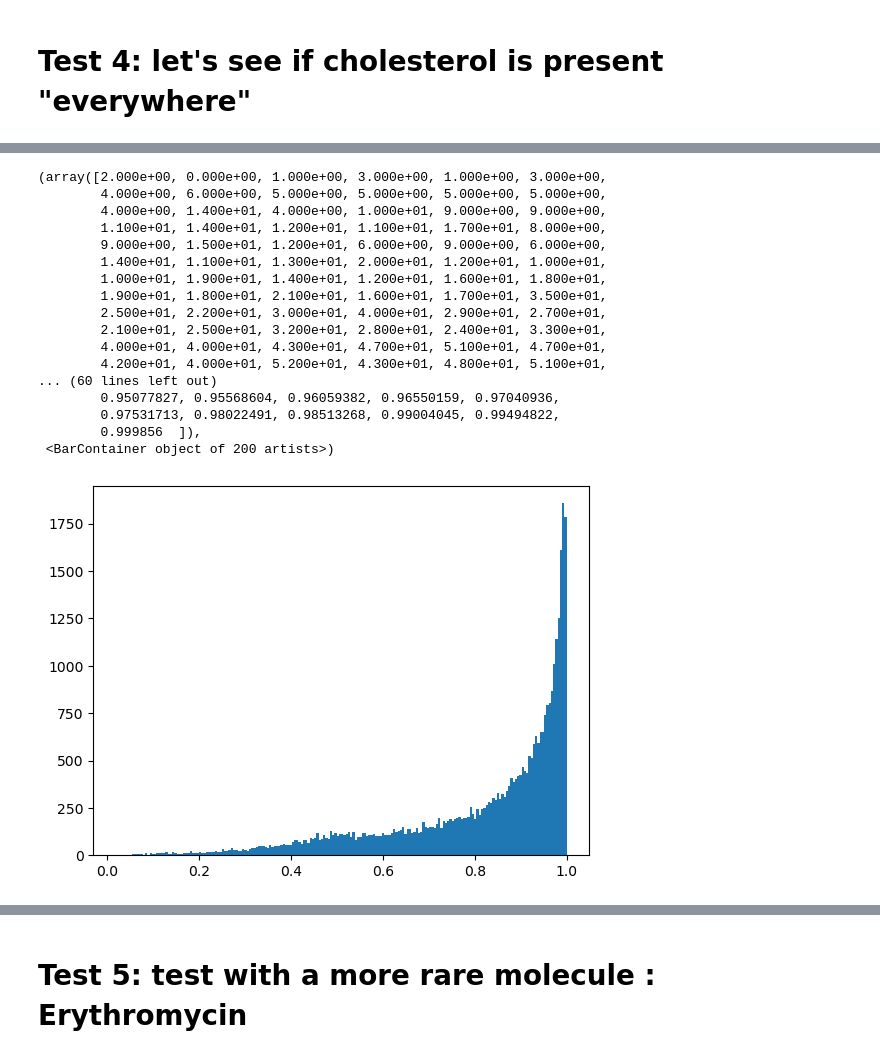
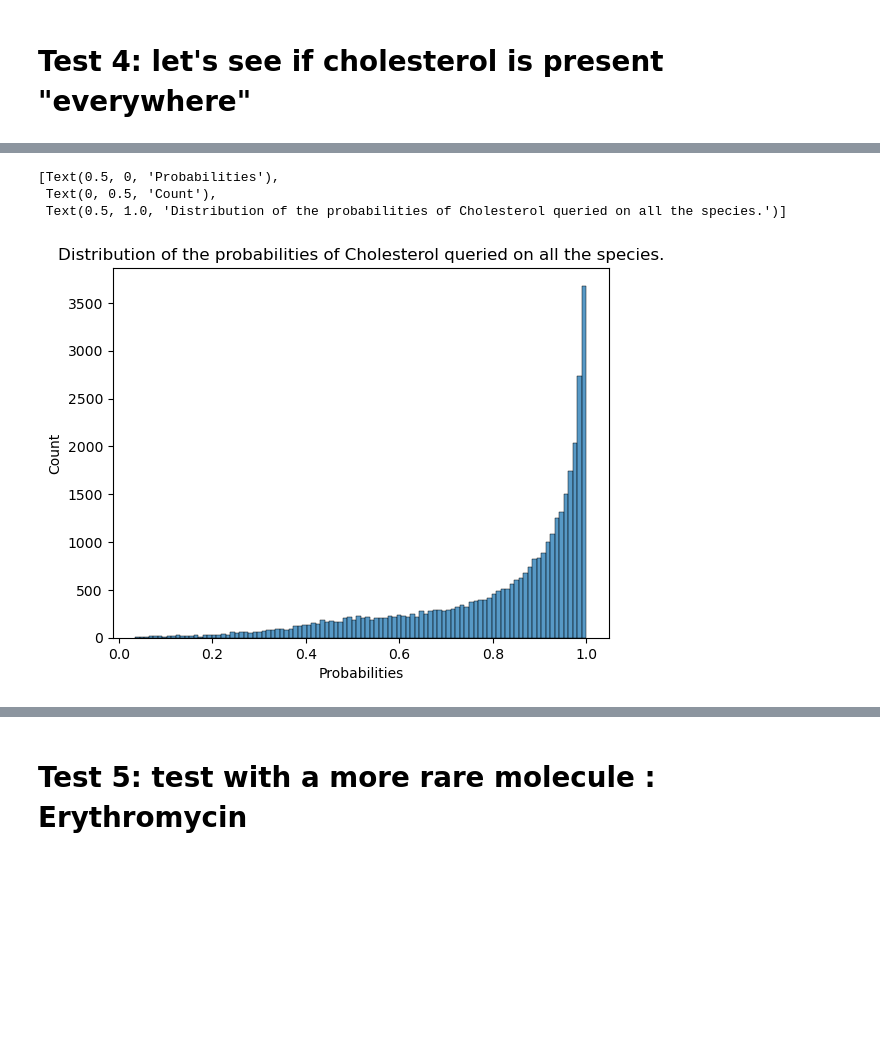
Before and after one commit to anticipated-chemistry-of-life/GNN, a Jupyter notebook: test_pipeline.ipynb, the cells around one changed output, grey strips where cells are left out. Drawn from its saved outputs; the diff is of its cells as text; code cells hidden in the pictures; blank space fills up the shorter version.

```diff
--- a/test_pipeline.ipynb
+++ b/test_pipeline.ipynb
@@ -151,24 +141,13 @@ StellarDiGraph: Directed multigraph
-# %%
-plt.hist(out_4.prob, bins=200)
-# %% [output]
-(array([2.000e+00, 0.000e+00, 1.000e+00, 3.000e+00, 1.000e+00, 3.000e+00,
-        4.000e+00, 6.000e+00, 5.000e+00, 5.000e+00, 5.000e+00, 5.000e+00,
-        4.000e+00, 1.400e+01, 4.000e+00, 1.000e+01, 9.000e+00, 9.000e+00,
-        1.100e+01, 1.400e+01, 1.200e+01, 1.100e+01, 1.700e+01, 8.000e+00,
-        9.000e+00, 1.500e+01, 1.200e+01, 6.000e+00, 9.000e+00, 6.000e+00,
-        1.400e+01, 1.100e+01, 1.300e+01, 2.000e+01, 1.200e+01, 1.000e+01,
-        1.000e+01, 1.900e+01, 1.400e+01, 1.200e+01, 1.600e+01, 1.800e+01,
-        1.900e+01, 1.800e+01, 2.100e+01, 1.600e+01, 1.700e+01, 3.500e+01,
-        2.500e+01, 2.200e+01, 3.000e+01, 4.000e+01, 2.900e+01, 2.700e+01,
-        2.100e+01, 2.500e+01, 3.200e+01, 2.800e+01, 2.400e+01, 3.300e+01,
-        4.000e+01, 4.000e+01, 4.300e+01, 4.700e+01, 5.100e+01, 4.700e+01,
-        4.200e+01, 4.000e+01, 5.200e+01, 4.300e+01, 4.800e+01, 5.100e+01,
-... (60 lines left out)
-        0.95077827, 0.95568604, 0.96059382, 0.96550159, 0.97040936,
-        0.97531713, 0.98022491, 0.98513268, 0.99004045, 0.99494822,
-        0.999856  ]),
- <BarContainer object of 200 artists>)
-[figure, removed]
+# %%
+ax_4 = sns.histplot(data=out_4, x=out_4.prob, bins=100)
+ax_4.set(xlabel="Probabilities",
+        ylabel="Count",
+        title="Distribution of the probabilities of Cholesterol queried on all the species.")
+# %% [output]
+[Text(0.5, 0, 'Probabilities'),
+ Text(0, 0.5, 'Count'),
+ Text(0.5, 1.0, 'Distribution of the probabilities of Cholesterol queried on all the species.')]
+[figure, added]
 # %%
 out_4[out_4.prob>0.99]
 # %% [output]
```
Also changed, not shown: parts of 17 cells of this notebook, 4 other files.
